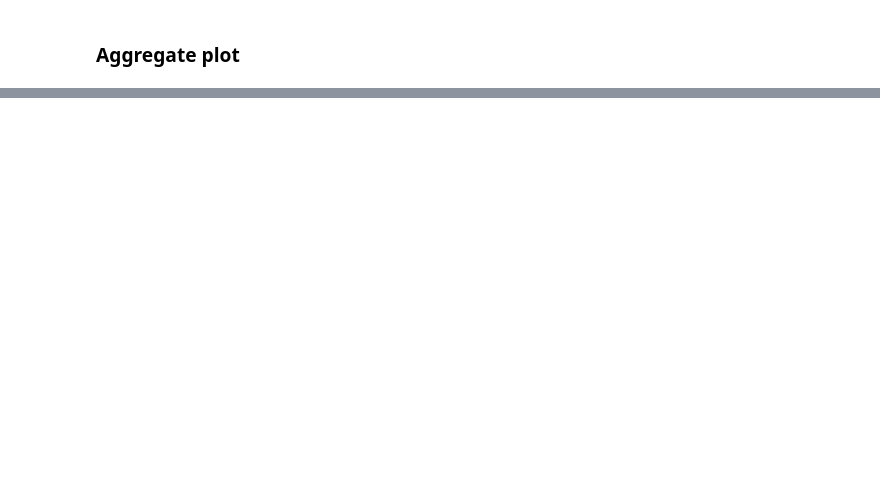
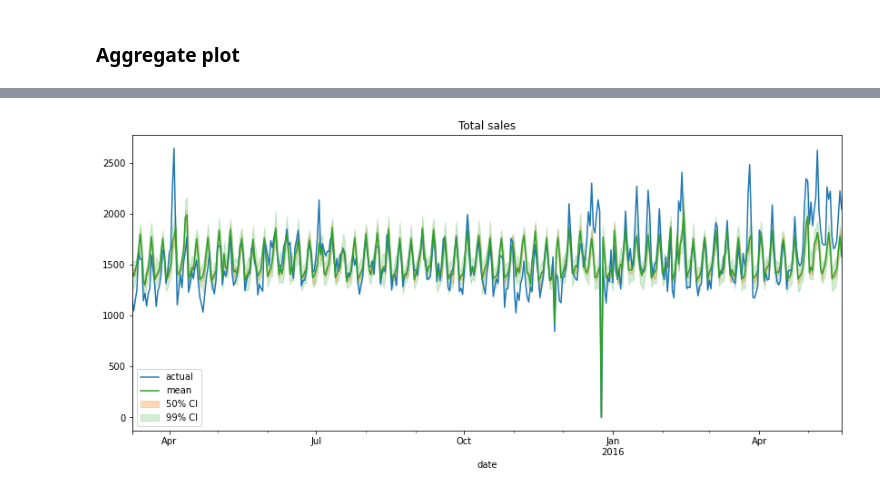
Before and after one commit to NowanIlfideme/m5-competition, a Jupyter notebook: nb/Model-v1.ipynb, the cells around one changed output, grey strips where cells are left out. Saved outputs shown, nothing was run; the diff lists cells and outputs as text; code cells hidden in the pictures; blank space fills up the shorter version.

```diff
--- a/nb/Model-v1.ipynb
+++ b/nb/Model-v1.ipynb
@@ -293,0 +369,16 @@ fig;
+# %%
+fig, ax = plt.subplots(figsize=(14, 6))
+ax.set_title("Total sales")
+
+_df = a.to_dataframe()[list(a.data_vars)]
+
+_df['actual'].plot(ax=ax, color='C0')
+# _df['median'].plot(ax=ax, color='C1')
+ax.fill_between(_df.index, _df['lower_50'], _df['higher_50'], alpha=0.3, color='C1', label='50% CI')
+ax.fill_between(_df.index, _df['lower_99'], _df['higher_99'], alpha=0.2, color='C2', label='99% CI')
+_df['mean'].plot(ax=ax, color='C2')
+# _df['nonzero_avg_sales'].plot(ax=ax, color='C3', alpha=0.4)
+ax.legend()
+fig;
+# %% [output]
+[figure, added]
```
Also changed, not shown: parts of 15 cells of this notebook, 4 other files.
